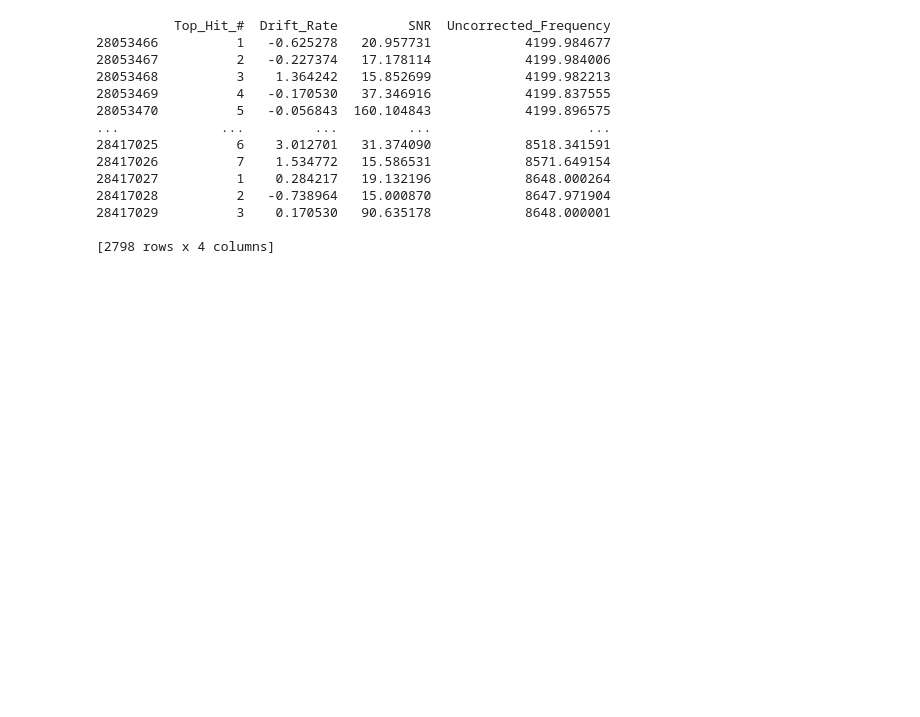
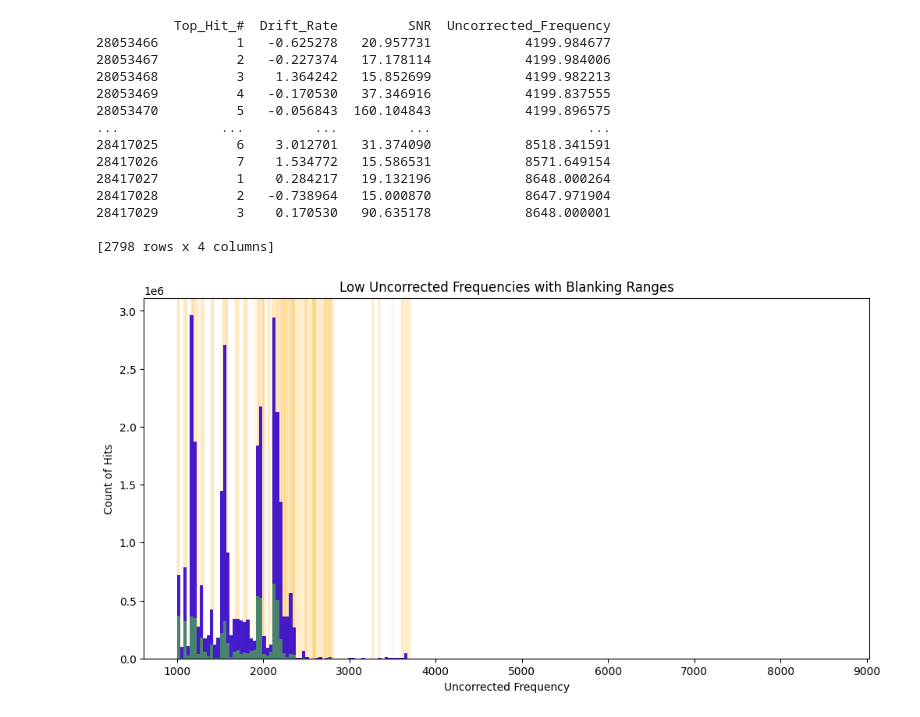
Before and after one commit to valegl04/BL_ATA_Alerts, a Jupyter notebook: ATA/drift_rate_histo.ipynb, the cells around one changed output. Cells and saved outputs as stored; diff of their text form; code cells hidden in the pictures; blank space fills up the shorter version.

```diff
--- a/ATA/drift_rate_histo.ipynb
+++ b/ATA/drift_rate_histo.ipynb
@@ -69,6 +69,35 @@ print(lol)
 28417029          3    0.170530   90.635178            8648.000001
 
 [2798 rows x 4 columns]
+# %%
+#LOW
+blanking_rangeslow = [[1000, 1025],[1075, 1116],[1168, 1184.3],[1187, 1227],[1246, 1250],[1275, 1314],[1395, 1420.5],[1525, 1562],
+                      [1572, 1580],[1671, 1705],[1775, 1802],[1811, 1813],[1899, 1901],[1927, 1945],[1951, 1980],[1990, 1996],
+                      [1999, 2000.5],[2010, 2011],[2022, 2023],[2049, 2054],[2062.3, 2062.8],[2067.3, 2067.8],[2097, 2098],
+                      [2110, 2154.6],[2166, 2169.5],[2179, 2203.5],[2211, 2212],[2226, 2227.5],[2237, 2241],[2244, 2248],[2257, 2258],
+                      [2269, 2270.3],[2271.3, 2779],[2299, 2301],[2316, 2345],[2353, 2359.5],[2484, 2488],[2497.25, 2498.5],
+                      [2565.75, 2585],[2590, 2609],[2705, 2800],[3264, 3274],[3341, 3343],[3492, 3493],[3600, 3702]]
+
+plt.figure(figsize=(12, 6))
+
+for start, end in blanking_rangeslow:
+    plt.axvspan(start, end, color='orange', alpha=0.2, label='Blanking Range' if start == blanking_rangeslow[0][0] else "")
+
+plt.hist(unblanked_bliss_results['Uncorrected_Frequency'], bins=200, color='#e41a1c', alpha=0.7)
+
+plt.hist(bliss_results['Uncorrected_Frequency'], bins=200, color='blue', alpha=0.7)
+
+plt.hist(filtered_bliss['Uncorrected_Frequency'], bins=200, color='#4daf4a', alpha=0.7)
+
+plt.xlabel('Uncorrected Frequency')
+plt.ylabel('Count of Hits')
+#plt.xlim(992, 3725)
+plt.title(f'{node} Uncorrected Frequencies with Blanking Ranges')
+
+
+plt.show()
+# %% [output]
+[figure, added]
 # %%
 # Histogram of the Drift Rate
 
```
Also changed, not shown: parts of 1 cell of this notebook, 1 other file.
